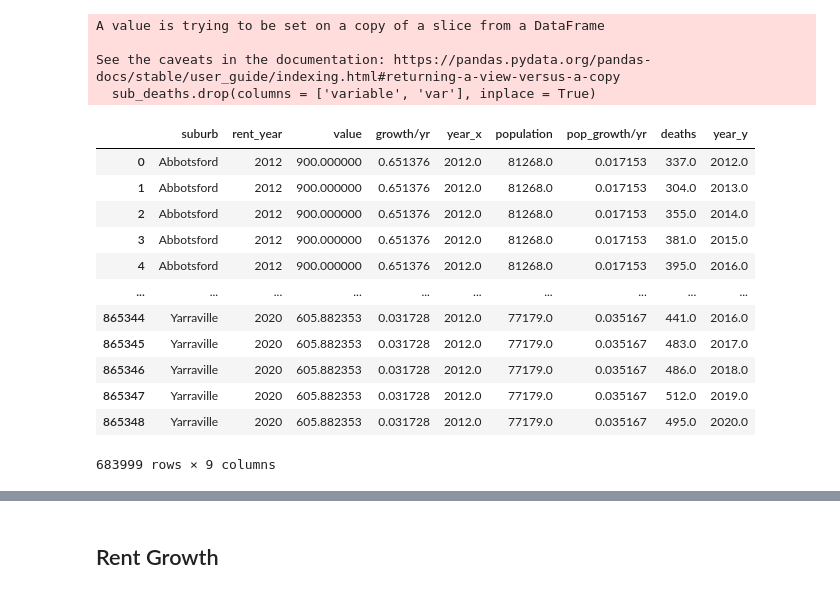
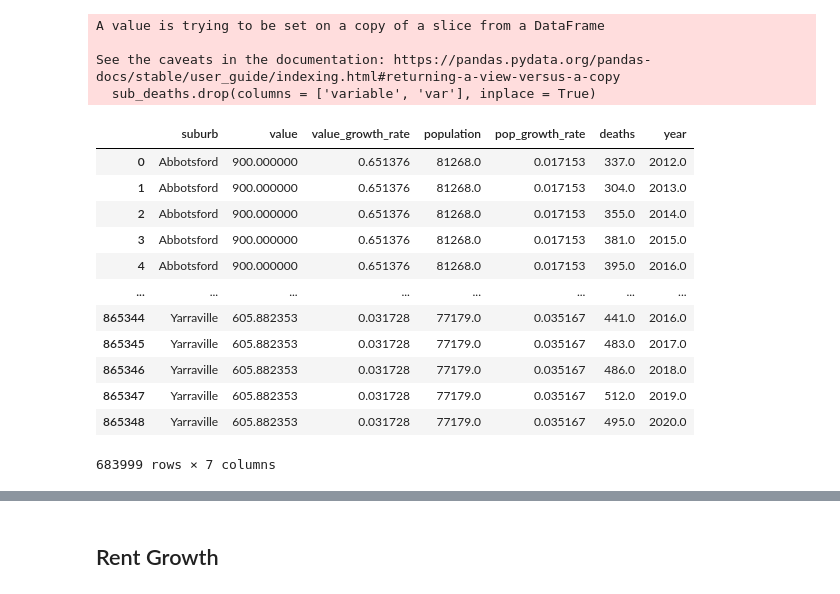
Before and after one commit to MAST30034-Applied-Data-Science/generic-real-estate-consulting-project-group-59, a Jupyter notebook: notebooks/EDA.ipynb, the cells around one changed output, grey strips where cells are left out. Cells and saved outputs as stored; diff of their text form; code cells hidden in the pictures.

```diff
--- a/notebooks/EDA.ipynb
+++ b/notebooks/EDA.ipynb
@@ -397,19 +397,22 @@ ldf = [sub_rent, sub_pop, sub_deaths]
 #necessary to have a common name column to merge all the frames
 df = reduce(lambda x,y: pd.merge(x,y, on = "suburb", how = "left"), ldf)
 df.drop_duplicates(inplace = True)
+df.drop(columns = ['rent_year', 'year_x'], inplace = True)
 # %%
+columns = ['suburb', 'value', 'value_growth_rate', 'population', 'pop_growth_rate', 'deaths', 'year']
+df.columns = columns
 df
 # %% [output]
-|  | suburb | rent_year | value | growth/yr | year_x | population | pop_growth/yr | deaths | year_y |
-| 0 | Abbotsford | 2012 | 900.000000 | 0.651376 | 2012.0 | 81268.0 | 0.017153 | 337.0 | 2012.0 |
-| 1 | Abbotsford | 2012 | 900.000000 | 0.651376 | 2012.0 | 81268.0 | 0.017153 | 304.0 | 2013.0 |
-| 2 | Abbotsford | 2012 | 900.000000 | 0.651376 | 2012.0 | 81268.0 | 0.017153 | 355.0 | 2014.0 |
-| 3 | Abbotsford | 2012 | 900.000000 | 0.651376 | 2012.0 | 81268.0 | 0.017153 | 381.0 | 2015.0 |
-| 4 | Abbotsford | 2012 | 900.000000 | 0.651376 | 2012.0 | 81268.0 | 0.017153 | 395.0 | 2016.0 |
-| ... | ... | ... | ... | ... | ... | ... | ... | ... | ... |
-| 865344 | Yarraville | 2020 | 605.882353 | 0.031728 | 2012.0 | 77179.0 | 0.035167 | 441.0 | 2016.0 |
-| 865345 | Yarraville | 2020 | 605.882353 | 0.031728 | 2012.0 | 77179.0 | 0.035167 | 483.0 | 2017.0 |
-| 865346 | Yarraville | 2020 | 605.882353 | 0.031728 | 2012.0 | 77179.0 | 0.035167 | 486.0 | 2018.0 |
-| 865347 | Yarraville | 2020 | 605.882353 | 0.031728 | 2012.0 | 77179.0 | 0.035167 | 512.0 | 2019.0 |
-| 865348 | Yarraville | 2020 | 605.882353 | 0.031728 | 2012.0 | 77179.0 | 0.035167 | 495.0 | 2020.0 |
+|  | suburb | value | value_growth_rate | population | pop_growth_rate | deaths | year |
+| 0 | Abbotsford | 900.000000 | 0.651376 | 81268.0 | 0.017153 | 337.0 | 2012.0 |
+| 1 | Abbotsford | 900.000000 | 0.651376 | 81268.0 | 0.017153 | 304.0 | 2013.0 |
+| 2 | Abbotsford | 900.000000 | 0.651376 | 81268.0 | 0.017153 | 355.0 | 2014.0 |
+| 3 | Abbotsford | 900.000000 | 0.651376 | 81268.0 | 0.017153 | 381.0 | 2015.0 |
+| 4 | Abbotsford | 900.000000 | 0.651376 | 81268.0 | 0.017153 | 395.0 | 2016.0 |
+| ... | ... | ... | ... | ... | ... | ... | ... |
+| 865344 | Yarraville | 605.882353 | 0.031728 | 77179.0 | 0.035167 | 441.0 | 2016.0 |
+| 865345 | Yarraville | 605.882353 | 0.031728 | 77179.0 | 0.035167 | 483.0 | 2017.0 |
+| 865346 | Yarraville | 605.882353 | 0.031728 | 77179.0 | 0.035167 | 486.0 | 2018.0 |
+| 865347 | Yarraville | 605.882353 | 0.031728 | 77179.0 | 0.035167 | 512.0 | 2019.0 |
+| 865348 | Yarraville | 605.882353 | 0.031728 | 77179.0 | 0.035167 | 495.0 | 2020.0 |
-683999 rows × 9 columns
+683999 rows × 7 columns
```
Also changed, not shown: parts of 13 cells of this notebook.
